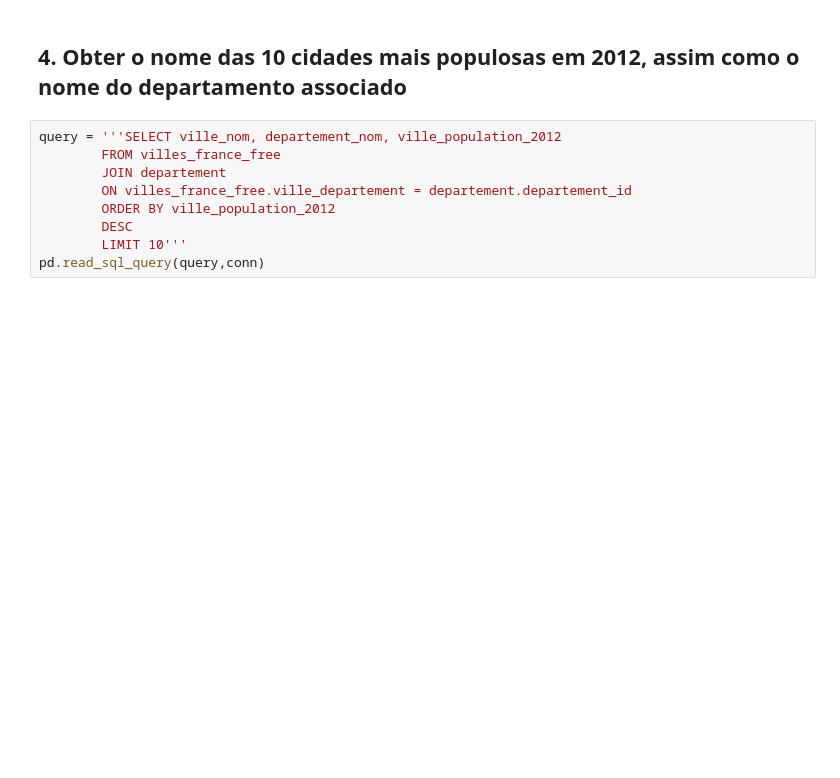
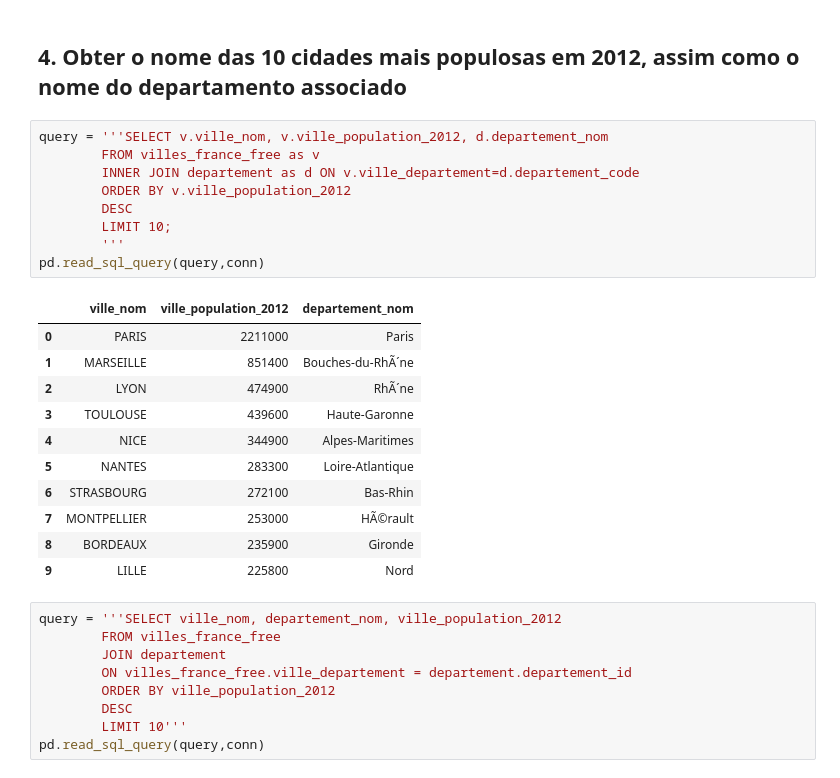
Before and after one commit to pypas/estudos-mp, a Jupyter notebook: SQL/sql.ipynb, the cells around one changed output. Drawn from its saved outputs; the diff is of its cells as text; blank space fills up the shorter version.

```diff
--- a/SQL/sql.ipynb
+++ b/SQL/sql.ipynb
@@ -127,6 +127,27 @@ pd.read_sql_query(query,conn)
 | 4 | 101 | 974 | RÃ©union | RÃ‰UNION | reunion | ... |
 # %% [markdown]
 ## 4. Obter o nome das 10 cidades mais populosas em 2012, assim como o nome do departamento associado
+# %%
+query = '''SELECT v.ville_nom, v.ville_population_2012, d.departement_nom
+        FROM villes_france_free as v
+        INNER JOIN departement as d ON v.ville_departement=d.departement_code
+        ORDER BY v.ville_population_2012
+        DESC
+        LIMIT 10;
+        '''
+pd.read_sql_query(query,conn)
+# %% [output]
+|  | ville_nom | ville_population_2012 | departement_nom |
+| 0 | PARIS | 2211000 | Paris |
+| 1 | MARSEILLE | 851400 | Bouches-du-RhÃ´ne |
+| 2 | LYON | 474900 | RhÃ´ne |
+| 3 | TOULOUSE | 439600 | Haute-Garonne |
+| 4 | NICE | 344900 | Alpes-Maritimes |
+| 5 | NANTES | 283300 | Loire-Atlantique |
+| 6 | STRASBOURG | 272100 | Bas-Rhin |
+| 7 | MONTPELLIER | 253000 | HÃ©rault |
+| 8 | BORDEAUX | 235900 | Gironde |
+| 9 | LILLE | 225800 | Nord |
 # %%
 query = '''SELECT ville_nom, departement_nom, ville_population_2012
         FROM villes_france_free
```
Also changed, not shown: parts of 6 cells of this notebook.
